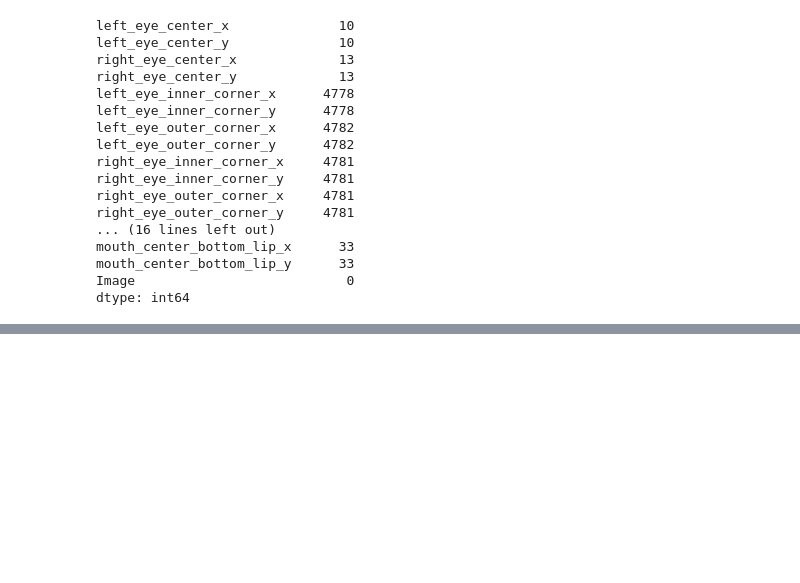
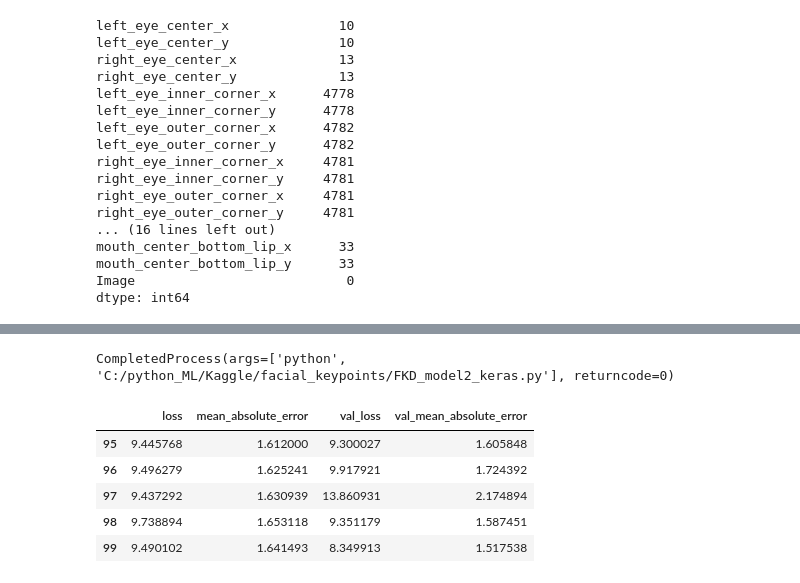
Before and after one commit to ultra118/Python_ML, a Jupyter notebook: Kaggle/facial_keypoints/FKD_pre_processing.ipynb, the cells around one changed output, grey strips where cells are left out. Cells and saved outputs as stored; diff of their text form; code cells hidden in the pictures; blank space fills up the shorter version.

```diff
--- a/Kaggle/facial_keypoints/FKD_pre_processing.ipynb
+++ b/Kaggle/facial_keypoints/FKD_pre_processing.ipynb
@@ -603,0 +977,22 @@ print(x_data.shape)
+# %%
+import subprocess
+
+cmd = ["python","C:/python_ML/Kaggle/facial_keypoints/FKD_model2_keras.py"]
+subprocess.run(cmd)
+# %% [output]
+CompletedProcess(args=['python', 'C:/python_ML/Kaggle/facial_keypoints/FKD_model2_keras.py'], returncode=0)
+# %%
+import pandas as pd
+
+log_data = pd.read_csv("./model1_norm_7000.csv", sep =',', index_col=False)
+# %%
+log_data = log_data.iloc[:, 1:]
+# %%
+log_data.tail(5)
+# %% [output]
+|  | loss | mean_absolute_error | val_loss | val_mean_absolute_error |
+| 95 | 9.445768 | 1.612000 | 9.300027 | 1.605848 |
+| 96 | 9.496279 | 1.625241 | 9.917921 | 1.724392 |
+| 97 | 9.437292 | 1.630939 | 13.860931 | 2.174894 |
+| 98 | 9.738894 | 1.653118 | 9.351179 | 1.587451 |
+| 99 | 9.490102 | 1.641493 | 8.349913 | 1.517538 |
```
Also changed, not shown: parts of 63 cells of this notebook.
